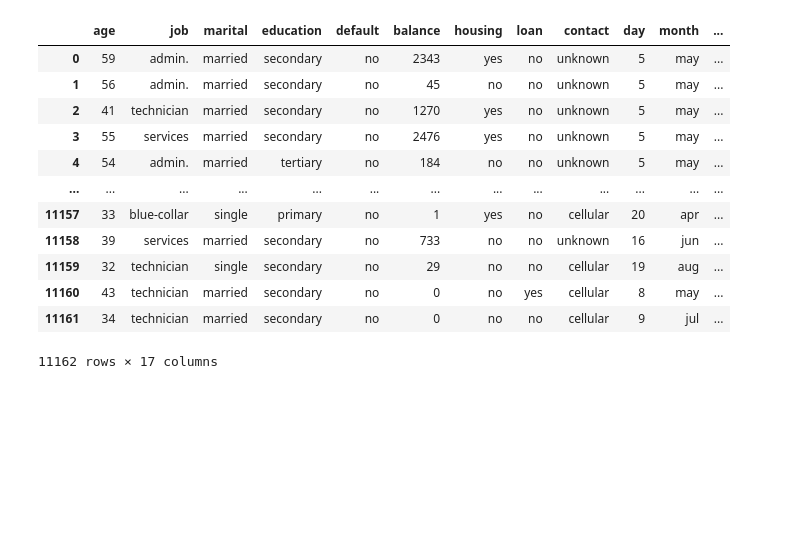
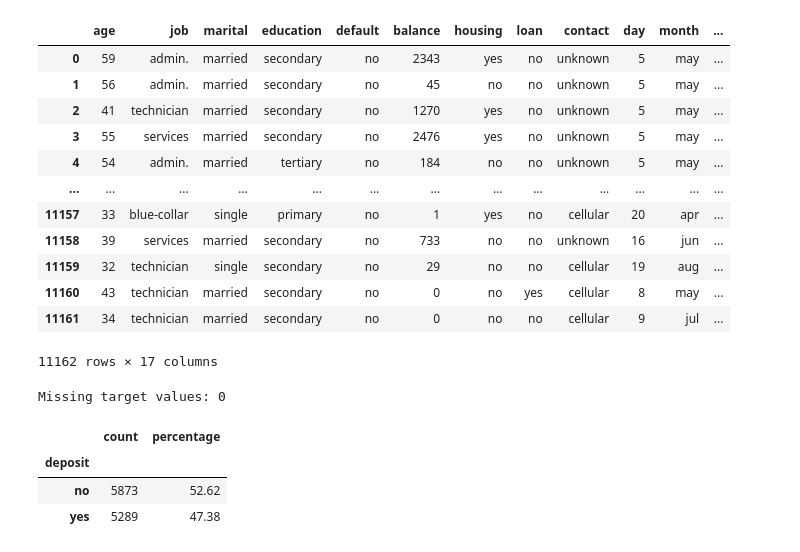
Before and after one commit to lance-kluge/bankChurnML, a Jupyter notebook: bankChurn.ipynb, the cells around one changed output. Cells and saved outputs as stored; diff of their text form; code cells hidden in the pictures; blank space fills up the shorter version.

```diff
--- a/bankChurn.ipynb
+++ b/bankChurn.ipynb
@@ -22,3 +22,18 @@ df
 | 11160 | 43 | technician | married | secondary | no | 0 | no | yes | cellular | 8 | may | ... |
 | 11161 | 34 | technician | married | secondary | no | 0 | no | no | cellular | 9 | jul | ... |
 11162 rows × 17 columns
+# %%
+# Check the target class distribution (deposit subscription).
+target = df['deposit']
+class_counts = target.value_counts().rename_axis('deposit')
+class_distribution = class_counts.to_frame(name='count')
+class_distribution['percentage'] = (class_counts / class_counts.sum() * 100).round(2)
+
+print(f"Missing target values: {target.isna().sum():,}")
+class_distribution
+# %% [output]
+Missing target values: 0
+|  | count | percentage |
+| deposit |  |  |
+| no | 5873 | 52.62 |
+| yes | 5289 | 47.38 |
```
Also changed, not shown: parts of 6 cells of this notebook.
